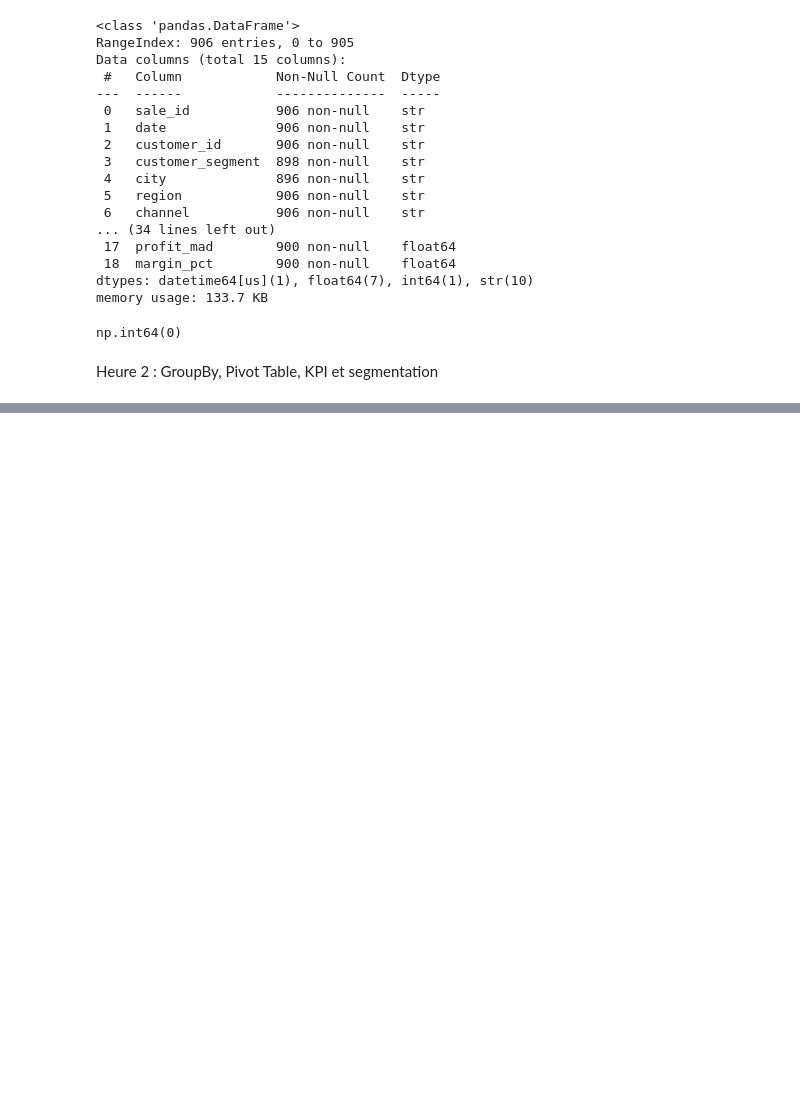
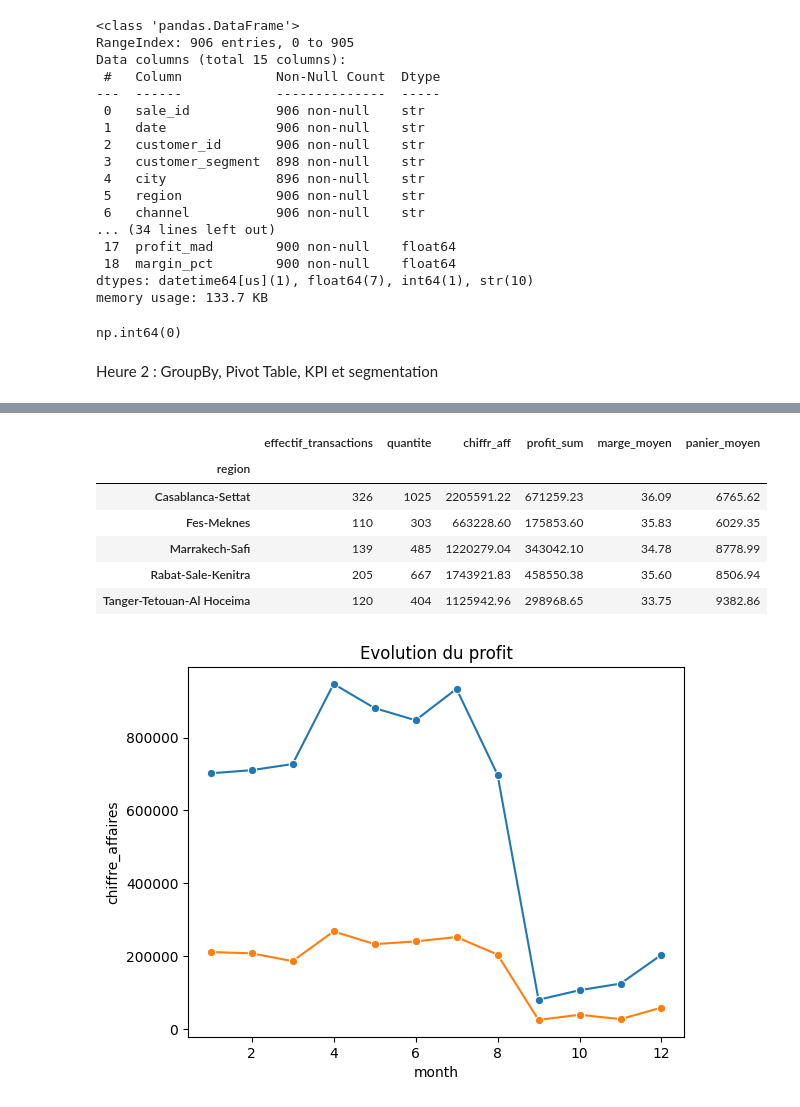
Before and after one commit to echadlitaha/python-data-science, a Jupyter notebook: Septembre/06_projects/J24_Ventes & KPI.ipynb, the cells around one changed output, grey strips where cells are left out. Saved outputs shown, nothing was run; the diff lists cells and outputs as text; code cells hidden in the pictures; blank space fills up the shorter version.

```diff
--- a/Septembre/06_projects/J24_Ventes & KPI.ipynb
+++ b/Septembre/06_projects/J24_Ventes & KPI.ipynb
@@ -144,13 +144,17 @@ quantite_tot_ven.round(2)
 Valeur_moy_tr = (df["revenue_mad"]).mean().round(2)
 Valeur_moy_tr
 #2
-df_sorted = df.sort_values(by="revenue_mad", ascending=False)["product"]
-df_sorted.head(5)
+top_5_produits = (
+    df.groupby("product")
+    .agg(chiffre_affaires=("revenue_mad", "sum"))
+    .sort_values(by="chiffre_affaires", ascending=False)
+    .head(5))
+top_5_produits
 #3
-df.groupby("category").agg(nombre_transactions=("sale_id","count"),
+Mon_Tab = df.groupby("category").agg(nombre_transactions=("sale_id","count"),
 quantite_vendue = ("quantity","sum"),
 chiffr_aff = ("revenue_mad","sum"),
-profit_moy = ("profit_mad","mean"),
+profit=("profit_mad", "sum"),
 marge_moy = ("margin_pct","mean")).round(2)
 #4
 df.groupby("region").agg(chiffr_aff = ("revenue_mad","sum"),
@@ -165,18 +169,23 @@ nombre_transactions=("sale_id","count")
 ).round(2)
 #6
 df["month"] = df["date"].dt.month
-"""sns.lineplot(data=df, x= "month" , y = "revenue_mad", marker = "o")
+evolution_mensuelle = df.groupby("month").agg(
+    chiffre_affaires=("revenue_mad", "sum"),
+    profit=("profit_mad", "sum")).round(2)
+
+evolution_mensuelle
+sns.lineplot(data=evolution_mensuelle, x= "month" , y = "chiffre_affaires", marker = "o")
 plt.title("Evolution du CA")
 
-sns.lineplot(data=df, x= "month" , y = "profit_mad", marker = "o")
-plt.title("Evolution du profit") """
+sns.lineplot(data=evolution_mensuelle, x= "month" , y = "profit", marker = "o")
+plt.title("Evolution du profit")
 #7
-pd.pivot_table(df,values="revenue_mad",index = "category", columns = "channel",aggfunc="sum", )
+pd.pivot_table(df,values="revenue_mad",index = "category", columns = "channel",aggfunc="sum",)
 #8
 df.groupby(["customer_segment"]).agg(effectif_transactions=("sale_id","count"),
 chiffr_aff = ("revenue_mad","sum"),
 panier_moyen = ("revenue_mad","mean"),
-profit_moy= ("profit_mad","mean"),
+profit=("profit_mad", "sum"),
 marge_moy = ("margin_pct","mean")).round(2)
 #9
 sales_by_person = (
@@ -188,6 +197,29 @@ sales_by_person = (
 plus_20 = sales_by_person[sales_by_person["nb_transactions"] >= 20]
 trois_meill_CA = plus_20.sort_values(by = "total_ca",ascending=False).head(3)
 trois_meill_profit = plus_20.sort_values(by = "total_profit",ascending=False).head(3)
-print(trois_meill_CA)
-print(trois_meill_profit)
+trois_meill_CA
+trois_meill_profit
+#10
+transactions_perte = df[df["profit_mad"] < 0]
+nombre_pertes = len(transactions_perte)
+part_pertes = (nombre_pertes / len(df)) * 100
+remises_pertes = transactions_perte["discount_pct"].describe()
+
+print("Nombre :", nombre_pertes)
+print("Part :", round(part_pertes, 2), "%")
+print(remises_pertes)
+#11
+plus_max_CA = Mon_Tab.sort_values(by = "chiffr_aff" , ascending= False).head(1)
+plus_min_marg = Mon_Tab.sort_values(by = "marge_moy" , ascending= False).tail(1)
+plus_max_CA
+plus_min_marg
+#12
+region_tab = df.groupby(["region"]).agg(effectif_transactions=("sale_id","count"),
+quantite = ("quantity","sum"),
+chiffr_aff = ("revenue_mad","sum"),
+profit_sum= ("profit_mad","sum"),
+marge_moyen = ("margin_pct","mean"),
+panier_moyen =("revenue_mad", "mean"),
+).round(2)
+region_tab
 # %% [output]
@@ -201,0 +237,8 @@ print(trois_meill_profit)
+|  | effectif_transactions | quantite | chiffr_aff | profit_sum | marge_moyen | panier_moyen |
+| region |  |  |  |  |  |  |
+| Casablanca-Settat | 326 | 1025 | 2205591.22 | 671259.23 | 36.09 | 6765.62 |
+| Fes-Meknes | 110 | 303 | 663228.60 | 175853.60 | 35.83 | 6029.35 |
+| Marrakech-Safi | 139 | 485 | 1220279.04 | 343042.10 | 34.78 | 8778.99 |
+| Rabat-Sale-Kenitra | 205 | 667 | 1743921.83 | 458550.38 | 35.60 | 8506.94 |
+| Tanger-Tetouan-Al Hoceima | 120 | 404 | 1125942.96 | 298968.65 | 33.75 | 9382.86 |
+[figure, added]
```
Also changed, not shown: parts of 3 cells of this notebook, 2 other files.
